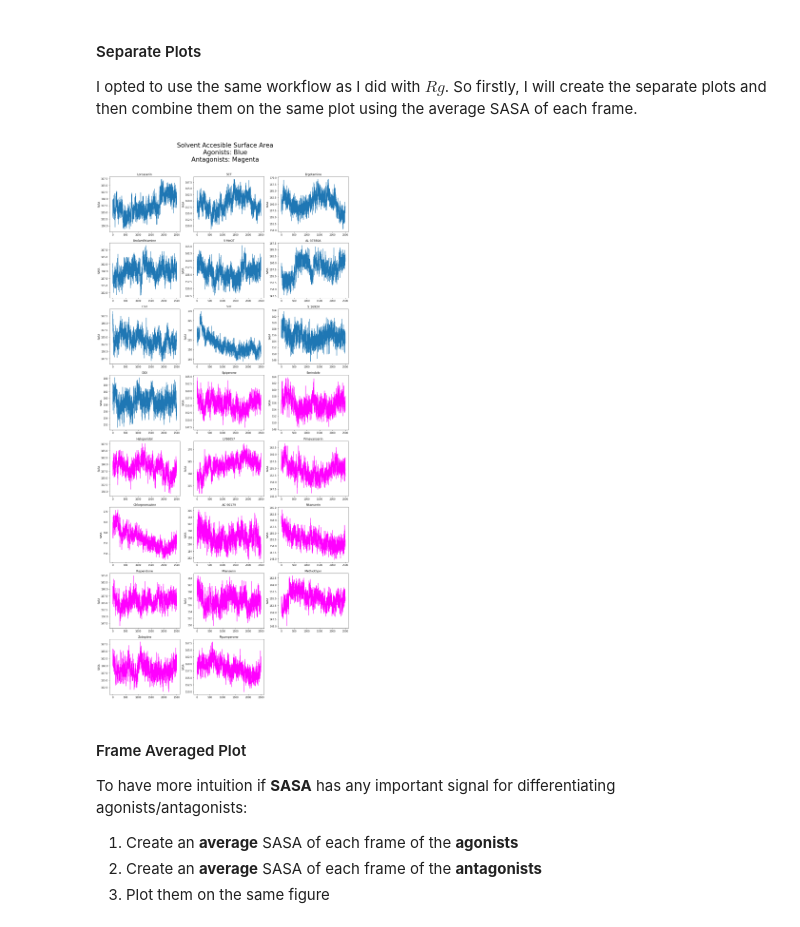
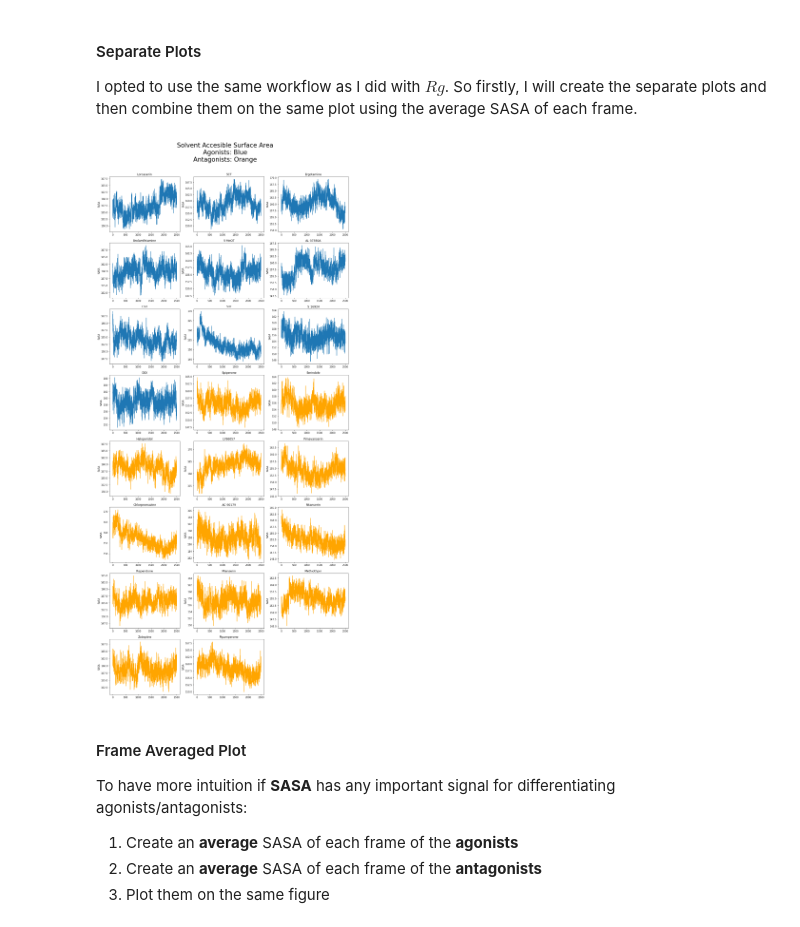
Before and after one commit to MikeXydas/MDSimsEval, a Jupyter notebook: MD_Analysis/AnalysisPipeline.ipynb, the cells around one changed output. Drawn from its saved outputs; the diff is of its cells as text; code cells hidden in the pictures.

Commit message:
Changed the colors from magenta to orange on all the separate plots. Started with the independent experiments.

```diff
--- a/MD_Analysis/AnalysisPipeline.ipynb
+++ b/MD_Analysis/AnalysisPipeline.ipynb
@@ -273,13 +273,13 @@ for which_drug in analysis_actors_dict['Agonists']:
 # Antagonists Iteration
 for which_drug in analysis_actors_dict['Antagonists']:
     ax = fig.add_subplot(plot_rows, plot_cols, plot_index)
-    plt.plot(np.arange(which_drug[1].get_frames_number()), which_drug[1].rg_res, label="Rg", color='magenta')
+    plt.plot(np.arange(which_drug[1].get_frames_number()), which_drug[1].rg_res, label="Rg", color='orange')
     plt.xlabel("Frames")
     plt.ylabel("Rg")
     plt.title(which_drug[1].drug_name)
     plot_index += 1
 
-fig.suptitle('Radius of Gyration\nAgonists: Blue\nAntagonists: Magenta', fontsize=26, y = 0.93)
+fig.suptitle('Radius of Gyration\nAgonists: Blue\nAntagonists: Orange', fontsize=26, y = 0.93)
 
 plt.show()
 # %% [output]
@@ -352,29 +352,29 @@ I opted to use the same workflow as I did with $Rg$. So firstly, I will create t
 # %%
 # We create plot of the SASA as frames progress for each drug
 fig = plt.figure(figsize=(18, 40))
 plot_index = 1
 
 # Agonists Iteration
 for which_drug in analysis_actors_dict['Agonists']:
     ax = fig.add_subplot(plot_rows, plot_cols, plot_index)
     plt.plot(np.arange(which_drug[1].get_frames_number()), which_drug[1].sasa_res[1], label="SASA")
     plt.ylabel("SASA")
     plt.title(which_drug[1].drug_name)
     plot_index += 1
 
 # Antagonists Iteration
 for which_drug in analysis_actors_dict['Antagonists']:
     ax = fig.add_subplot(plot_rows, plot_cols, plot_index)
-    plt.plot(np.arange(which_drug[1].get_frames_number()), which_drug[1].sasa_res[1], label="SASA", color='magenta')
+    plt.plot(np.arange(which_drug[1].get_frames_number()), which_drug[1].sasa_res[1], label="SASA", color='orange')
     plt.ylabel("SASA")
     plt.title(which_drug[1].drug_name)
     plot_index += 1
 
-fig.suptitle('Solvent Accesible Surface Area\nAgonists: Blue\nAntagonists: Magenta', fontsize=26, y = 0.93)
+fig.suptitle('Solvent Accesible Surface Area\nAgonists: Blue\nAntagonists: Orange', fontsize=26, y = 0.93)
 
 plt.show()
 # %% [output]
-[figure, old version]
+[figure, new version]
 # %% [markdown]
 #### Frame Averaged Plot
 
```
Also changed, not shown: parts of 6 cells of this notebook.
